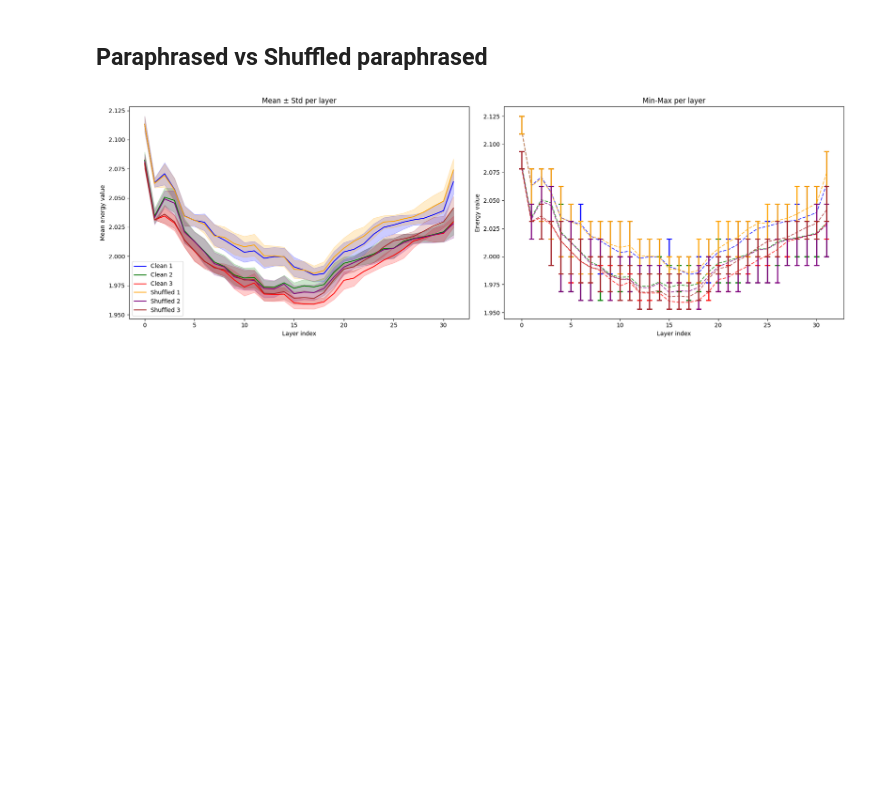
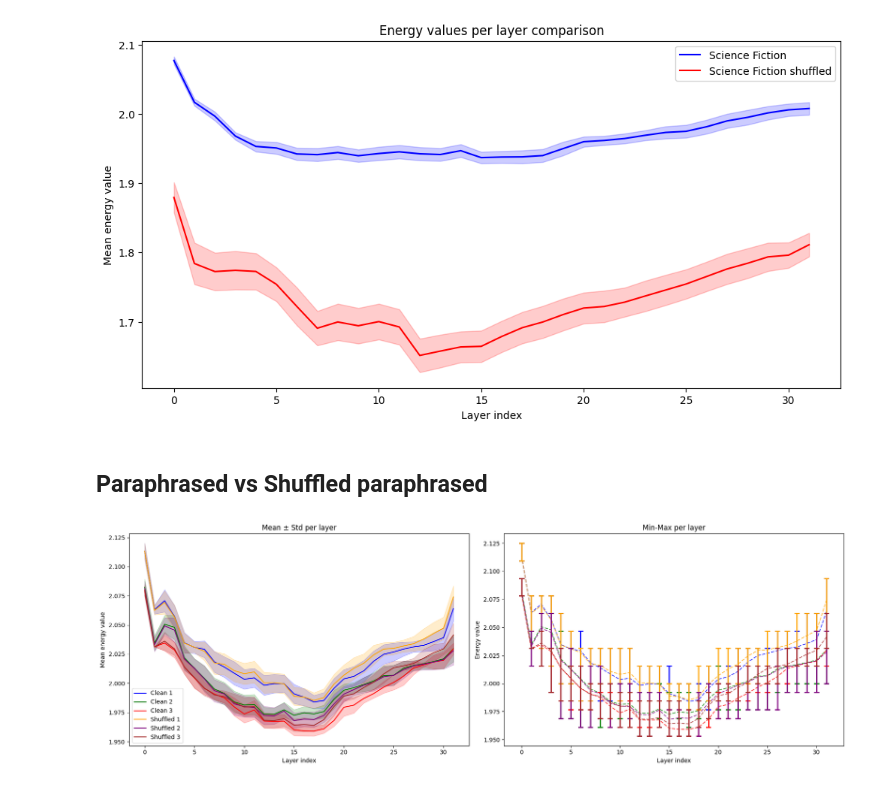
Before and after one commit to joaocnvdias/mech-i-coherence, a Jupyter notebook: vector-fields/development/layer-plot.ipynb, the cells around one changed output. Drawn from its saved outputs; the diff is of its cells as text; code cells hidden in the pictures; blank space fills up the shorter version.

Commit message:
feat(plot): re-ran plots on prompt-based text vs shuffled - more promissing results

```diff
--- a/vector-fields/development/layer-plot.ipynb
+++ b/vector-fields/development/layer-plot.ipynb
@@ -317,30 +319,32 @@ for i in range(shuffled_input_ids.shape[0]):
 # %%
 plt.figure(figsize=(12, 6))
 
 all_lists = [
-    ("Good", good_energies, "blue"),
-    ("Bad", bad_energies, "red"),
+    ("Science Fiction", good_energies, "blue"),
+    ("Science Fiction shuffled", bad_energies, "red"),
 ]
 
 for name, energy_list, color in all_lists:
     # Stack tensors to 2D array and convert to float32
     data = torch.stack([t.float() for t in energy_list]).numpy()
 
     # Compute mean and std across layers (or generations) for each neuron index
     mean_vals = np.mean(data, axis=0)
     std_vals = np.std(data, axis=0)
 
     x = np.arange(data.shape[1])
 
     # Plot mean line with shaded variance
     plt.plot(x, mean_vals, label=name, color=color)
     plt.fill_between(x, mean_vals - std_vals, mean_vals + std_vals, color=color, alpha=0.2)
 
 plt.xlabel('Layer index')
 plt.ylabel('Mean energy value')
 plt.title('Energy values per layer comparison')
 plt.legend()
 plt.show()
+# %% [output]
+[figure, added]
 # %% [markdown]
 ## Paraphrased vs Shuffled paraphrased
 # %%
```
Also changed, not shown: parts of 6 cells of this notebook.
